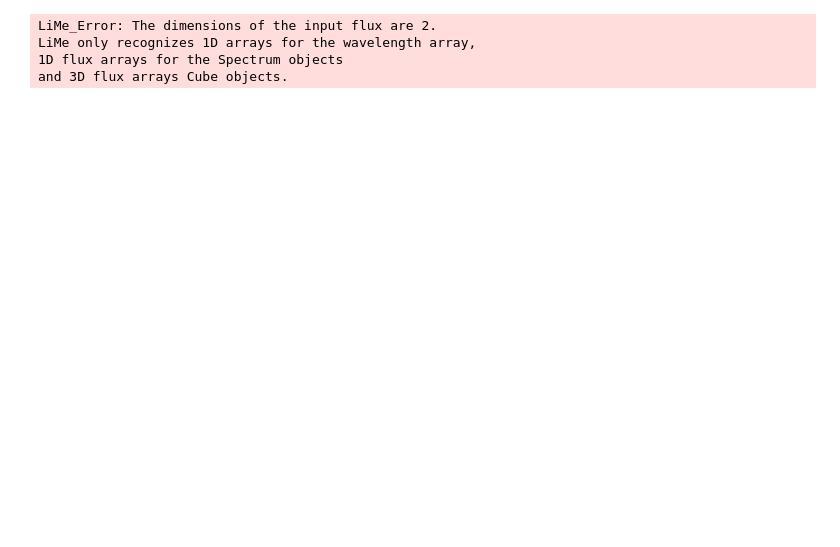
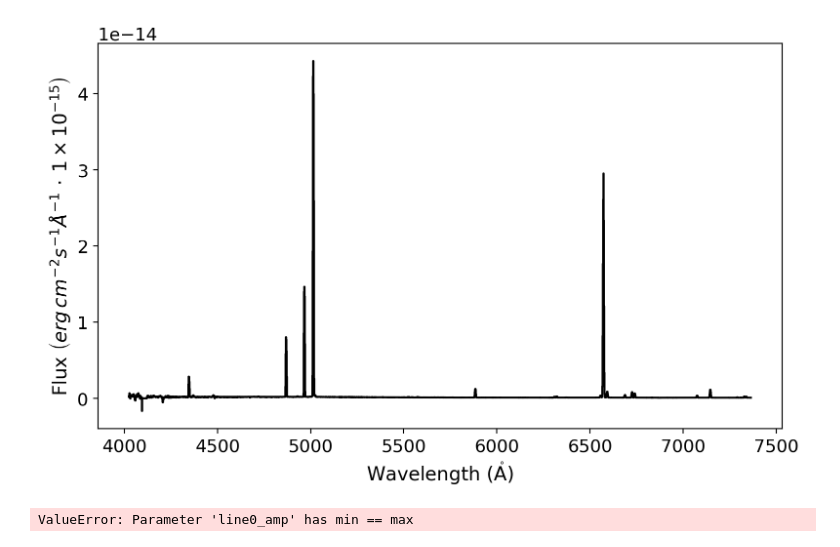
Before and after one commit to blnblnbln/TESIS, a Jupyter notebook: codes/flux.ipynb, the cells around one changed output. Saved outputs shown, nothing was run; the diff lists cells and outputs as text; code cells hidden in the pictures; blank space fills up the shorter version.

Commit message:
se agregan test y flux (correcto)

```diff
--- a/codes/flux.ipynb
+++ b/codes/flux.ipynb
@@ -18,18 +18,21 @@ def import_1313_fits(file_address, ext=0):
 # %%
 #now we specify the location and load the data
 #address of NGC1313 spectrum (in this case, here)
-fits_file = "../../../reduccion/NGC1313/cal/ceNGC1313_MASK01_2D.fits"
+fits_file = "../../../reduccion/NGC1313/cal/slit1ok001.fits"
 
 #load the data
-wave, flux, hdr = import_1313_fits(fits_file, ext=2)
+wave, flux, hdr = import_1313_fits(fits_file)
 # %%
 # Galaxy redshift and the flux normalization
 z_obj = 0.00158
 normFlux = 1.000000E15
 # %%
 gp_spec = lime.Spectrum(wave, flux, redshift=z_obj, norm_flux=normFlux)
-# %% [output]
-LiMe_Error: The dimensions of the input flux are 2.
-LiMe only recognizes 1D arrays for the wavelength array,
-1D flux arrays for the Spectrum objects
-and 3D flux arrays Cube objects.
+# %%
+gp_spec.plot.spectrum(label='NGC1313')
+# %% [output]
+[figure, added]
+# %%
+gp_spec.fit.bands(6563)
+# %% [output]
+ValueError: Parameter 'line0_amp' has min == max
```
Also changed, not shown: 1 other file.
